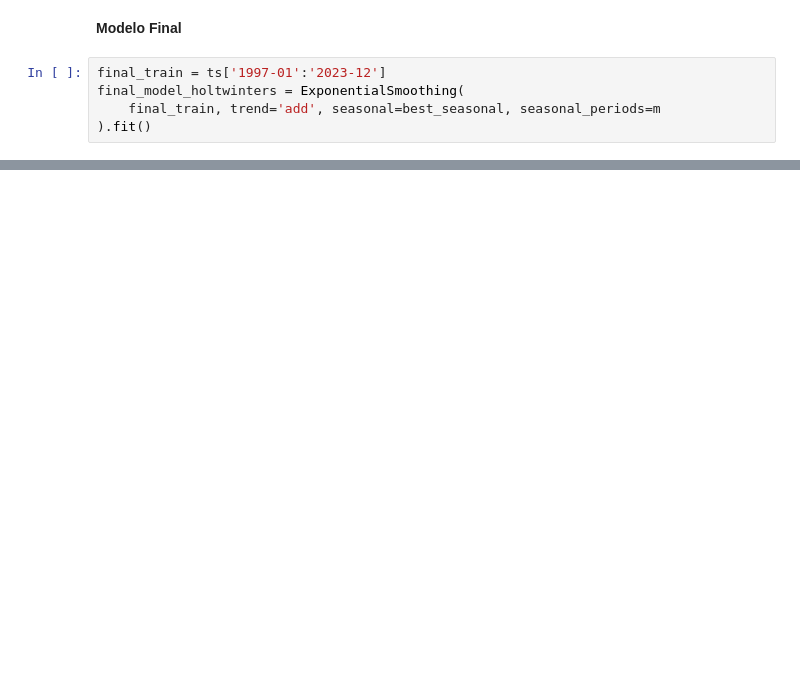
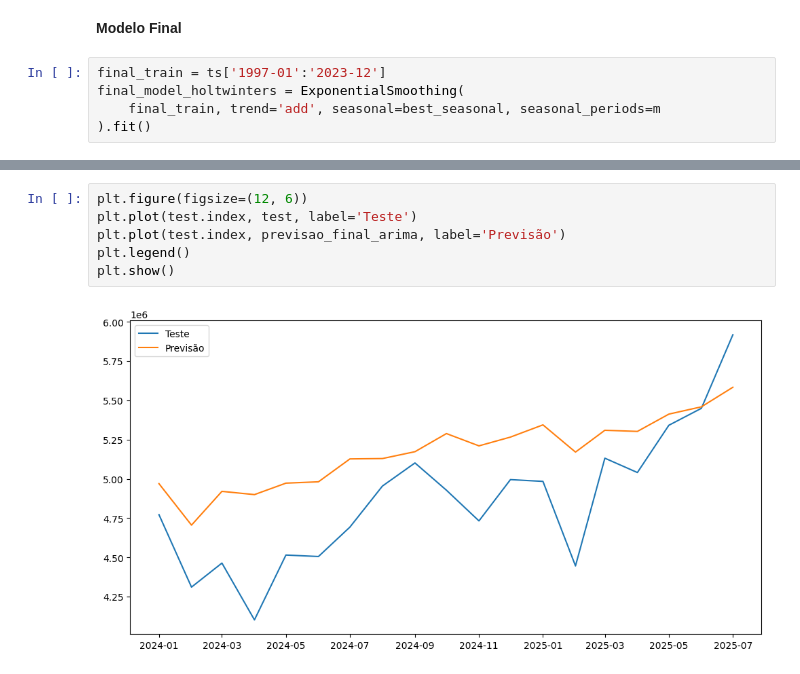
Before and after one commit to VinicyusSantos/producao-gas-natural-1997_2025_ANP, a Jupyter notebook: MODELOS_producao_gas_natural_1000m3_1997_2025.ipynb, the cells around one changed output, grey strips where cells are left out. Cells and saved outputs as stored; diff of their text form; blank space fills up the shorter version.

```diff
--- a/MODELOS_producao_gas_natural_1000m3_1997_2025.ipynb
+++ b/MODELOS_producao_gas_natural_1000m3_1997_2025.ipynb
@@ -229,0 +304,8 @@ initial_seasons.11            33732.816                 s.11                 Tru
+# %%
+plt.figure(figsize=(12, 6))
+plt.plot(test.index, test, label='Teste')
+plt.plot(test.index, previsao_final_arima, label='Previsão')
+plt.legend()
+plt.show()
+# %% [output]
+[figure, added]
```
Also changed, not shown: parts of 17 cells of this notebook.
